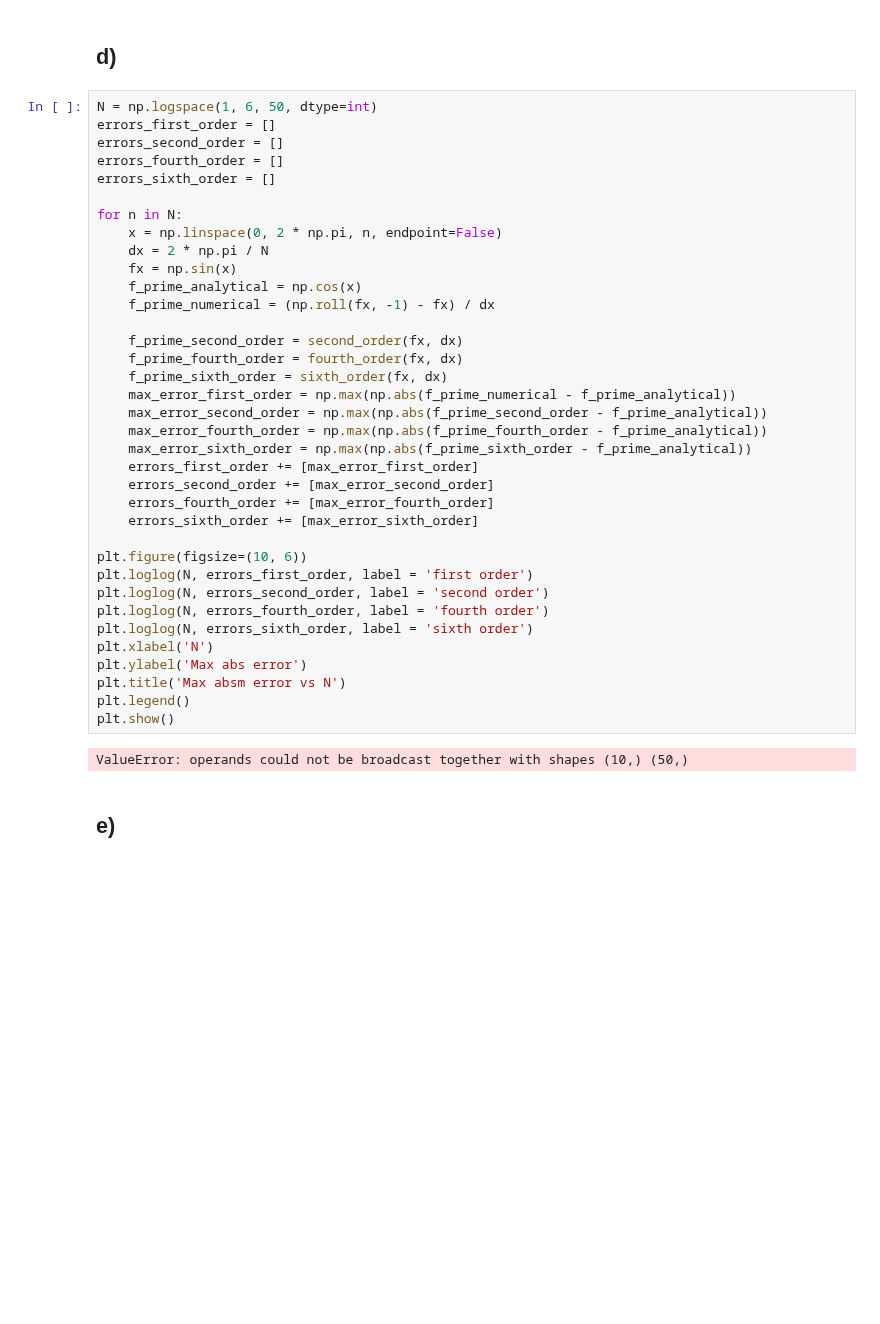
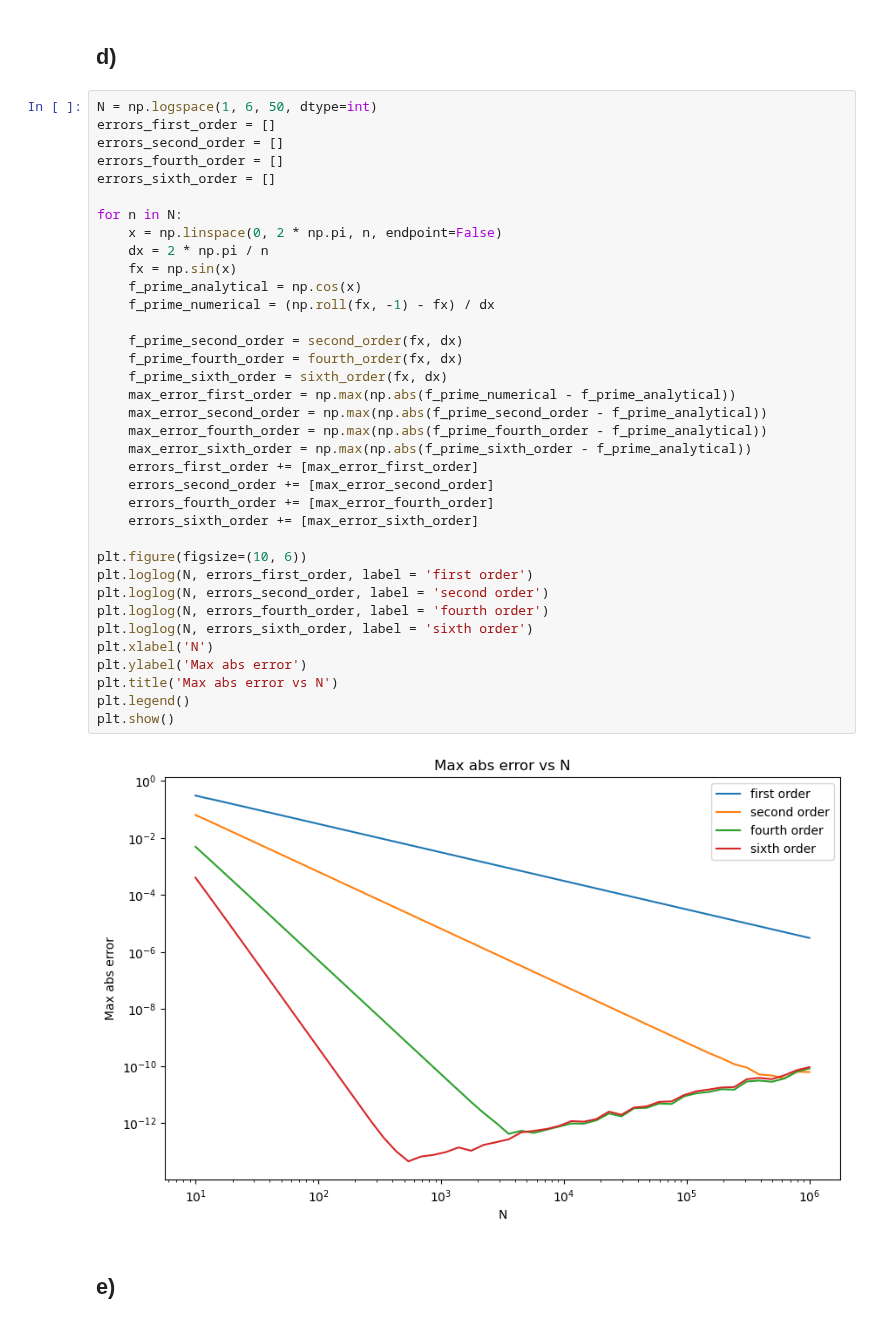
Before and after one commit to Katikistan/NumeP, a Jupyter notebook: week1/week1.ipynb, the cells around one changed output. Cells and saved outputs as stored; diff of their text form; blank space fills up the shorter version.

```diff
--- a/week1/week1.ipynb
+++ b/week1/week1.ipynb
@@ -83,36 +104,36 @@ errors_fourth_order = []
 errors_sixth_order = []
 
 for n in N:
     x = np.linspace(0, 2 * np.pi, n, endpoint=False)
-    dx = 2 * np.pi / N
+    dx = 2 * np.pi / n
     fx = np.sin(x)
     f_prime_analytical = np.cos(x)
     f_prime_numerical = (np.roll(fx, -1) - fx) / dx
 
     f_prime_second_order = second_order(fx, dx)
     f_prime_fourth_order = fourth_order(fx, dx)
     f_prime_sixth_order = sixth_order(fx, dx)
     max_error_first_order = np.max(np.abs(f_prime_numerical - f_prime_analytical))
     max_error_second_order = np.max(np.abs(f_prime_second_order - f_prime_analytical))
     max_error_fourth_order = np.max(np.abs(f_prime_fourth_order - f_prime_analytical))
     max_error_sixth_order = np.max(np.abs(f_prime_sixth_order - f_prime_analytical))
     errors_first_order += [max_error_first_order]
     errors_second_order += [max_error_second_order]
     errors_fourth_order += [max_error_fourth_order]
     errors_sixth_order += [max_error_sixth_order]
 
 plt.figure(figsize=(10, 6))
 plt.loglog(N, errors_first_order, label = 'first order')
 plt.loglog(N, errors_second_order, label = 'second order')
 plt.loglog(N, errors_fourth_order, label = 'fourth order')
 plt.loglog(N, errors_sixth_order, label = 'sixth order')
 plt.xlabel('N')
 plt.ylabel('Max abs error')
-plt.title('Max absm error vs N')
+plt.title('Max abs error vs N')
 plt.legend()
 plt.show()
 # %% [output]
-ValueError: operands could not be broadcast together with shapes (10,) (50,)
+[figure, added]
 # %% [markdown]
 ## e)
 # %% [markdown]
```
Also changed, not shown: parts of 15 cells of this notebook.
